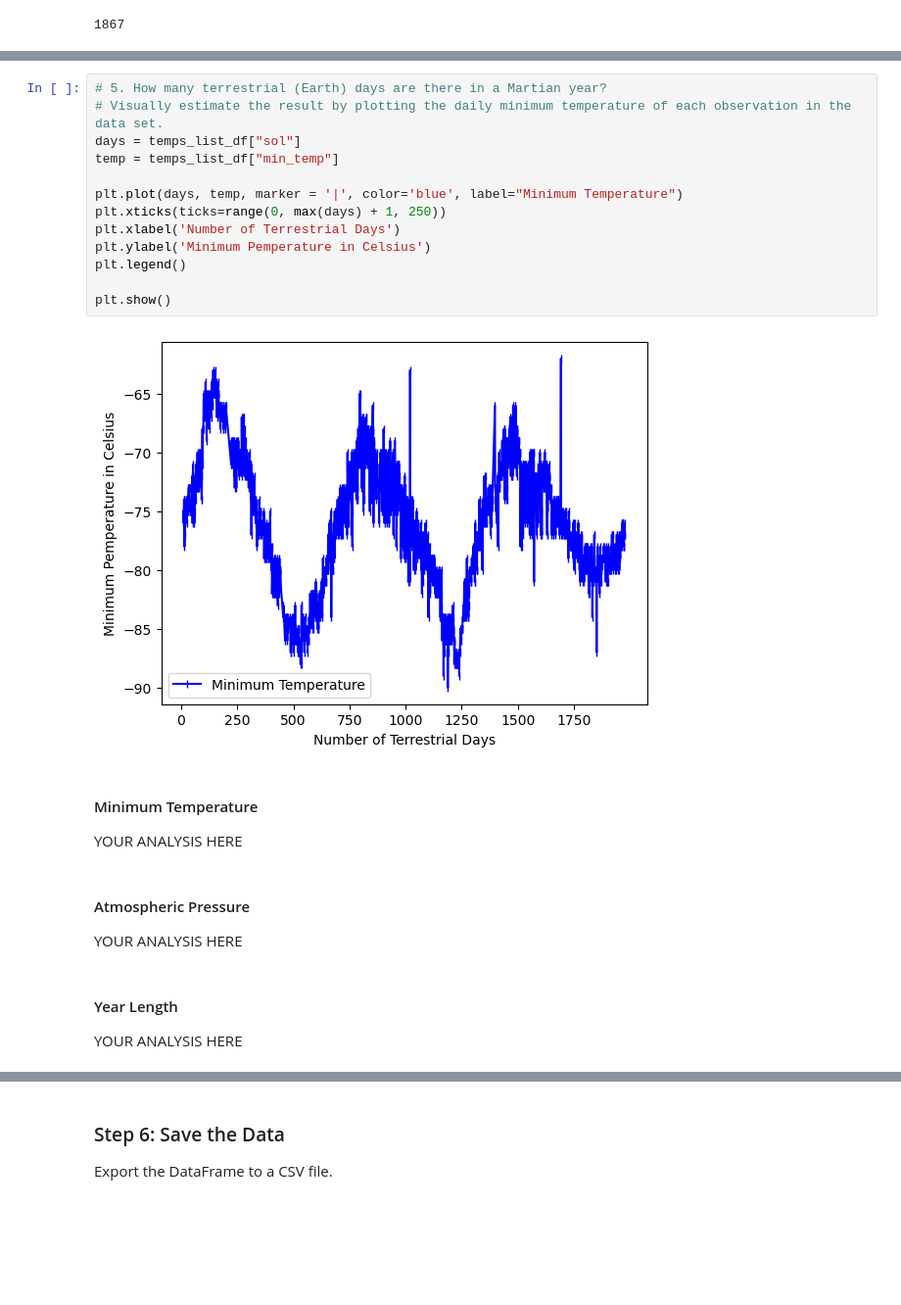
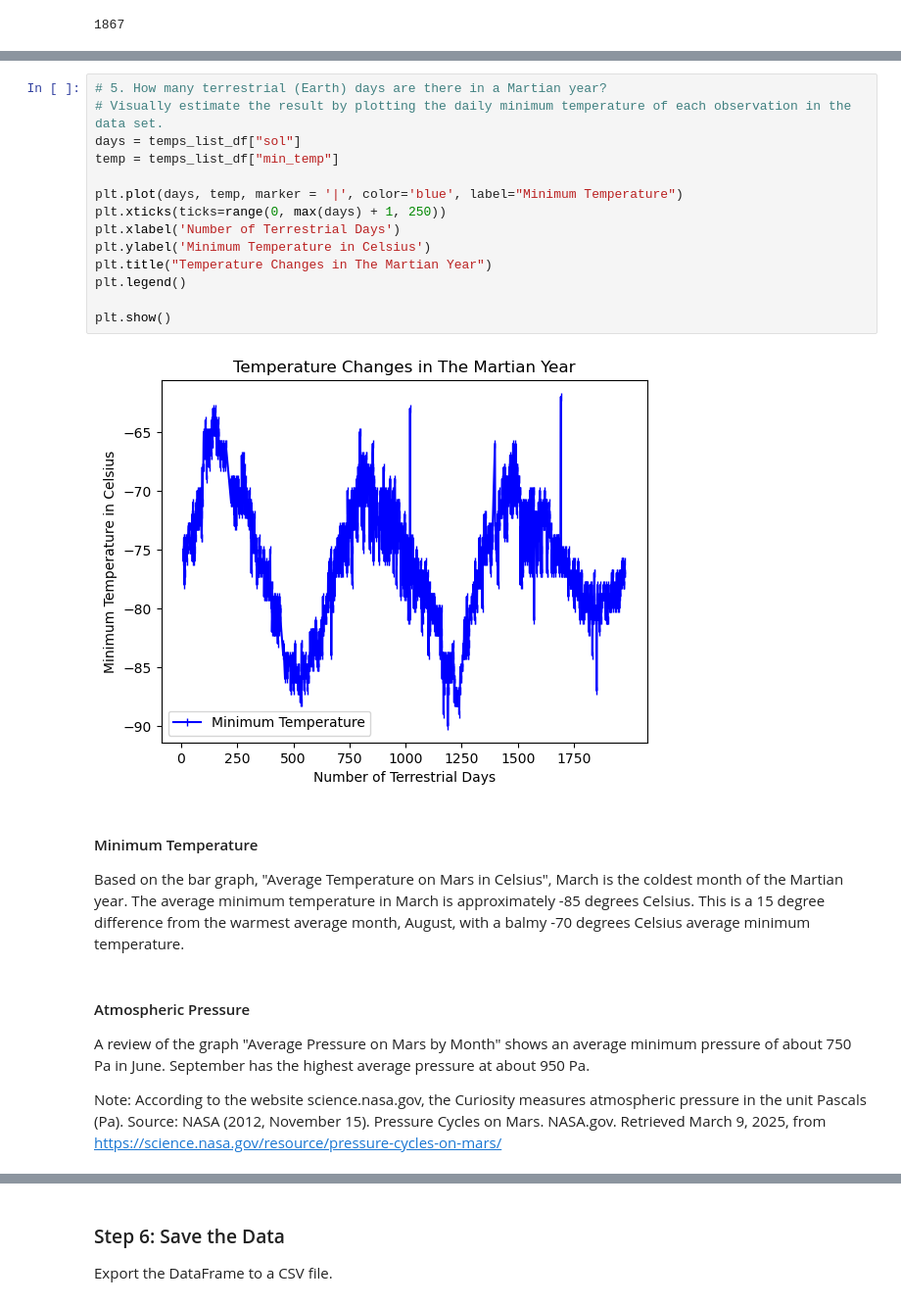
Before and after one commit to M0ther0fGingers/mars_news, a Jupyter notebook: 11-Data-Collection/part_2_mars_weather.ipynb, the cells around one changed output, grey strips where cells are left out. Shown at 98% size. Saved outputs shown, nothing was run; the diff lists cells and outputs as text; blank space fills up the shorter version.

Commit message:
finished analysis and created .csv file.

```diff
--- a/11-Data-Collection/part_2_mars_weather.ipynb
+++ b/11-Data-Collection/part_2_mars_weather.ipynb
@@ -354,27 +330,26 @@ plt.show()
 # %%
 # 5. How many terrestrial (Earth) days are there in a Martian year?
 # Visually estimate the result by plotting the daily minimum temperature of each observation in the data set.
 days = temps_list_df["sol"]
 temp = temps_list_df["min_temp"]
 
 plt.plot(days, temp, marker = '|', color='blue', label="Minimum Temperature")
 plt.xticks(ticks=range(0, max(days) + 1, 250))
 plt.xlabel('Number of Terrestrial Days')
-plt.ylabel('Minimum Pemperature in Celsius')
+plt.ylabel('Minimum Temperature in Celsius')
+plt.title("Temperature Changes in The Martian Year")
 plt.legend()
 
 plt.show()
 # %% [output]
-[figure, old version]
+[figure, new version]
-# %% [markdown]
-#### Minimum Temperature
-
-YOUR ANALYSIS HERE
-# %% [markdown]
-#### Atmospheric Pressure
-
-YOUR ANALYSIS HERE
-# %% [markdown]
-#### Year Length
-
-YOUR ANALYSIS HERE
+# %% [markdown]
+#### Minimum Temperature
+
+Based on the bar graph, "Average Temperature on Mars in Celsius", March is the coldest month of the Martian year. The average minimum temperature in March is approximately -85 degrees Celsius. This is a 15 degree difference from the warmest average month, August, with a balmy -70 degrees Celsius average minimum temperature.
+# %% [markdown]
+#### Atmospheric Pressure
+
+A review of the graph "Average Pressure on Mars by Month" shows an average minimum pressure of about 750 Pa in  June. September has the highest average pressure at about 950 Pa.
+
+Note: According to the website science.nasa.gov, the Curiosity measures atmospheric pressure in the unit Pascals (Pa). Source: NASA (2012, November 15). Pressure Cycles on Mars. NASA.gov. Retrieved March 9, 2025, from https://science.nasa.gov/resource/pressure-cycles-on-mars/
```
Also changed, not shown: parts of 15 cells of this notebook, 3 other files.
